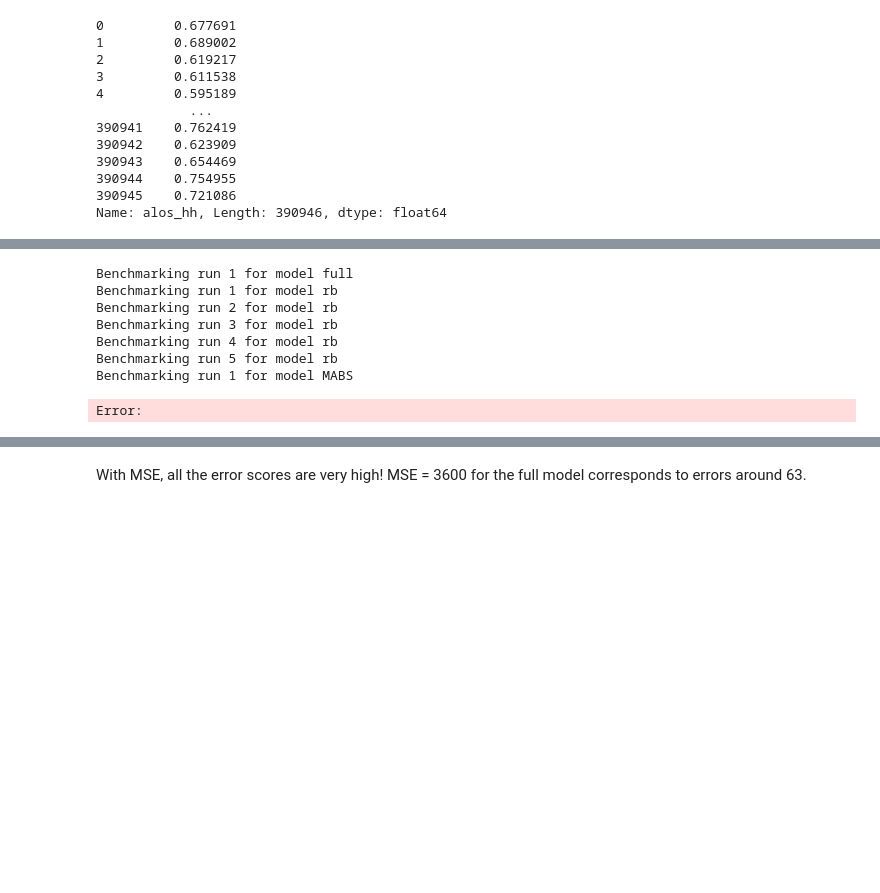
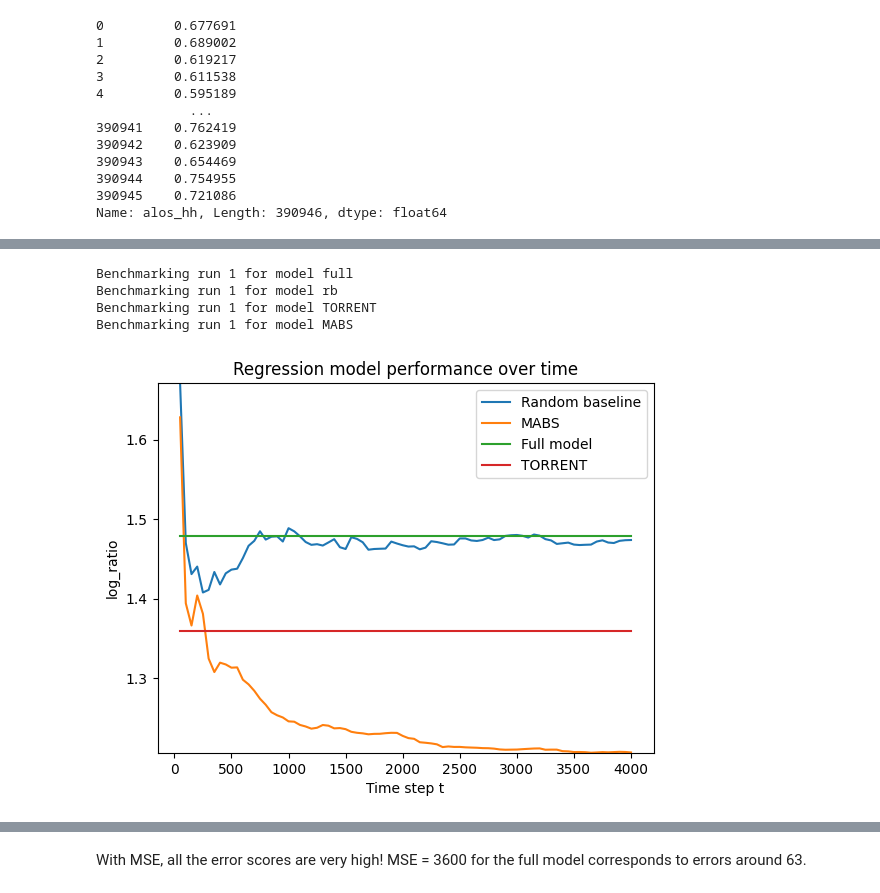
Before and after one commit to PerryChicken1/Master-Thesis, a Jupyter notebook: multi-armed-bandit.ipynb, the cells around one changed output, grey strips where cells are left out. Saved outputs shown, nothing was run; the diff lists cells and outputs as text; code cells hidden in the pictures; blank space fills up the shorter version.

Commit message:
TORRENT
Added TORRENT baseline, among other things

```diff
--- a/multi-armed-bandit.ipynb
+++ b/multi-armed-bandit.ipynb
@@ -202,9 +216,9 @@ bandit_satellite.dataset['alos_hh']
 390945    0.721086
 Name: alos_hh, Length: 390946, dtype: float64
 # %%
-hidden_indices          = df_satellite_band[df_satellite_band['identity'] == 'train'].index.tolist()
-val_indices             = df_satellite_band[df_satellite_band['identity'] == 'val'].index.tolist()
-test_indices            = df_satellite_band[df_satellite_band['identity'] == 'test'].index.tolist()
+frac_train              = 0.5
+frac_test               = 0.48
+frac_val                = 0.02
 
 x                       = ["B01","B02","B03","B04","B05","B06","B07","B08","B8A","B09","B11","B12"]
 y                       = 'agbd'
@@ -214,7 +228,9 @@ batch_size              = 1
 test_freq               = 50
 
 bandit_satellite        = ND_bandit(df_satellite_band, x=x, y=y, features=features
-                                      , hidden_indices=hidden_indices, test_indices=test_indices, val_indices=val_indices
-                                      , T=T, batch_size=batch_size, test_freq=test_freq)
+                                    , frac_train=frac_train, frac_test=frac_test, frac_val=frac_val
+                                    , T=T, batch_size=batch_size, test_freq=test_freq)
 
 bandit_satellite.score  = log_ratio
+# %%
+bandit_satellite.run_TORRENT()
@@ -221,11 +257,8 @@ bandit_satellite.score  = log_ratio
 # %%
-bandit_satellite.benchmark_MABS(n_runs=5)
+bandit_satellite.benchmark_MABS(n_runs=1)
 # %% [output]
 Benchmarking run 1 for model full
 Benchmarking run 1 for model rb
-Benchmarking run 2 for model rb
-Benchmarking run 3 for model rb
-Benchmarking run 4 for model rb
-Benchmarking run 5 for model rb
+Benchmarking run 1 for model TORRENT
 Benchmarking run 1 for model MABS
-Error:
+[figure, added]
```
Also changed, not shown: parts of 20 cells of this notebook, 6 other files.
